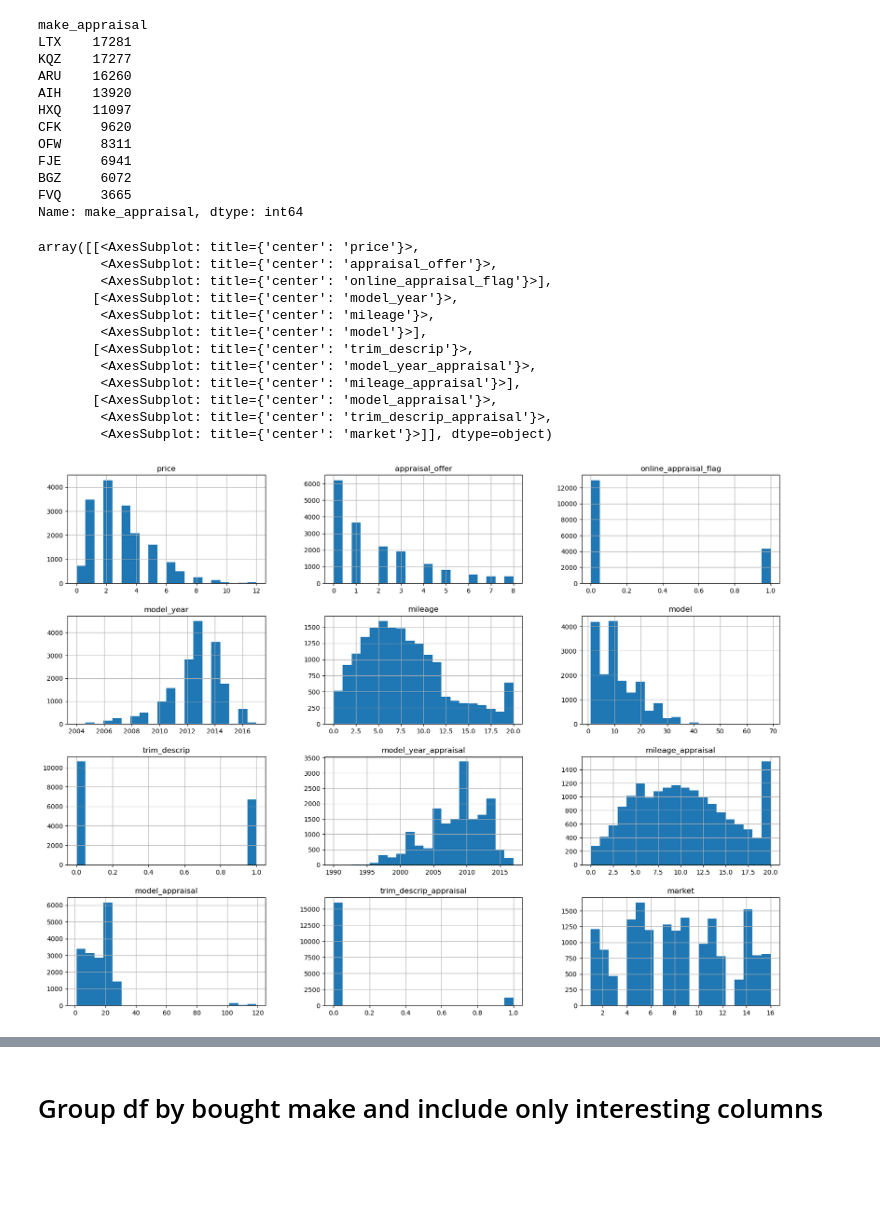
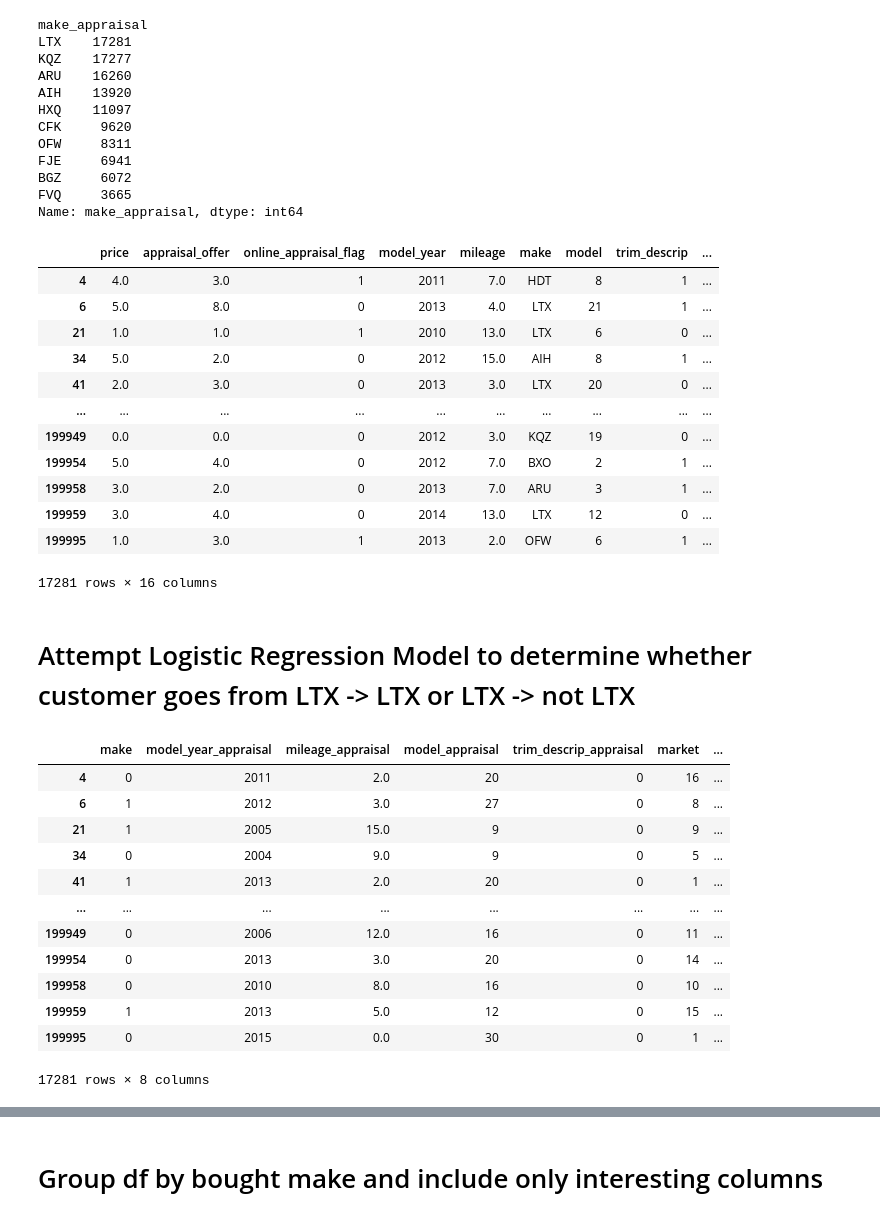
Before and after one commit to ashenfernando1/Winter-2023, a Jupyter notebook: CarMax.ipynb, the cells around one changed output, grey strips where cells are left out. Cells and saved outputs as stored; diff of their text form; code cells hidden in the pictures; blank space fills up the shorter version.

```diff
--- a/CarMax.ipynb
+++ b/CarMax.ipynb
@@ -206,18 +607,20 @@ FVQ     3665
 Name: make_appraisal, dtype: int64
 # %%
 LTX = sold_group.get_group('LTX')
-LTX.hist(bins=20, figsize=(20,15))
+LTX
 # %% [output]
+|  | price | appraisal_offer | online_appraisal_flag | model_year | mileage | make | model | trim_descrip | ... |
+| 4 | 4.0 | 3.0 | 1 | 2011 | 7.0 | HDT | 8 | 1 | ... |
+| 6 | 5.0 | 8.0 | 0 | 2013 | 4.0 | LTX | 21 | 1 | ... |
+| 21 | 1.0 | 1.0 | 1 | 2010 | 13.0 | LTX | 6 | 0 | ... |
+| 34 | 5.0 | 2.0 | 0 | 2012 | 15.0 | AIH | 8 | 1 | ... |
+| 41 | 2.0 | 3.0 | 0 | 2013 | 3.0 | LTX | 20 | 0 | ... |
+| ... | ... | ... | ... | ... | ... | ... | ... | ... | ... |
+| 199949 | 0.0 | 0.0 | 0 | 2012 | 3.0 | KQZ | 19 | 0 | ... |
+| 199954 | 5.0 | 4.0 | 0 | 2012 | 7.0 | BXO | 2 | 1 | ... |
+| 199958 | 3.0 | 2.0 | 0 | 2013 | 7.0 | ARU | 3 | 1 | ... |
+| 199959 | 3.0 | 4.0 | 0 | 2014 | 13.0 | LTX | 12 | 0 | ... |
+| 199995 | 1.0 | 3.0 | 1 | 2013 | 2.0 | OFW | 6 | 1 | ... |
-array([[<AxesSubplot: title={'center': 'price'}>,
-        <AxesSubplot: title={'center': 'appraisal_offer'}>,
-        <AxesSubplot: title={'center': 'online_appraisal_flag'}>],
-       [<AxesSubplot: title={'center': 'model_year'}>,
-        <AxesSubplot: title={'center': 'mileage'}>,
-        <AxesSubplot: title={'center': 'model'}>],
-       [<AxesSubplot: title={'center': 'trim_descrip'}>,
-        <AxesSubplot: title={'center': 'model_year_appraisal'}>,
-        <AxesSubplot: title={'center': 'mileage_appraisal'}>],
-       [<AxesSubplot: title={'center': 'model_appraisal'}>,
-        <AxesSubplot: title={'center': 'trim_descrip_appraisal'}>,
-        <AxesSubplot: title={'center': 'market'}>]], dtype=object)
+17281 rows × 16 columns
-[figure, removed]
+# %% [markdown]
+# Attempt Logistic Regression Model to determine whether customer goes from LTX -> LTX or LTX -> not LTX
@@ -223,0 +632,16 @@ array([[<AxesSubplot: title={'center': 'price'}>,
+# %%
+LTX_lr
+# %% [output]
+|  | make | model_year_appraisal | mileage_appraisal | model_appraisal | trim_descrip_appraisal | market | ... |
+| 4 | 0 | 2011 | 2.0 | 20 | 0 | 16 | ... |
+| 6 | 1 | 2012 | 3.0 | 27 | 0 | 8 | ... |
+| 21 | 1 | 2005 | 15.0 | 9 | 0 | 9 | ... |
+| 34 | 0 | 2004 | 9.0 | 9 | 0 | 5 | ... |
+| 41 | 1 | 2013 | 2.0 | 20 | 0 | 1 | ... |
+| ... | ... | ... | ... | ... | ... | ... | ... |
+| 199949 | 0 | 2006 | 12.0 | 16 | 0 | 11 | ... |
+| 199954 | 0 | 2013 | 3.0 | 20 | 0 | 14 | ... |
+| 199958 | 0 | 2010 | 8.0 | 16 | 0 | 10 | ... |
+| 199959 | 1 | 2013 | 5.0 | 12 | 0 | 15 | ... |
+| 199995 | 0 | 2015 | 0.0 | 30 | 0 | 1 | ... |
+17281 rows × 8 columns
```
Also changed, not shown: parts of 47 cells of this notebook, 1 other file.
